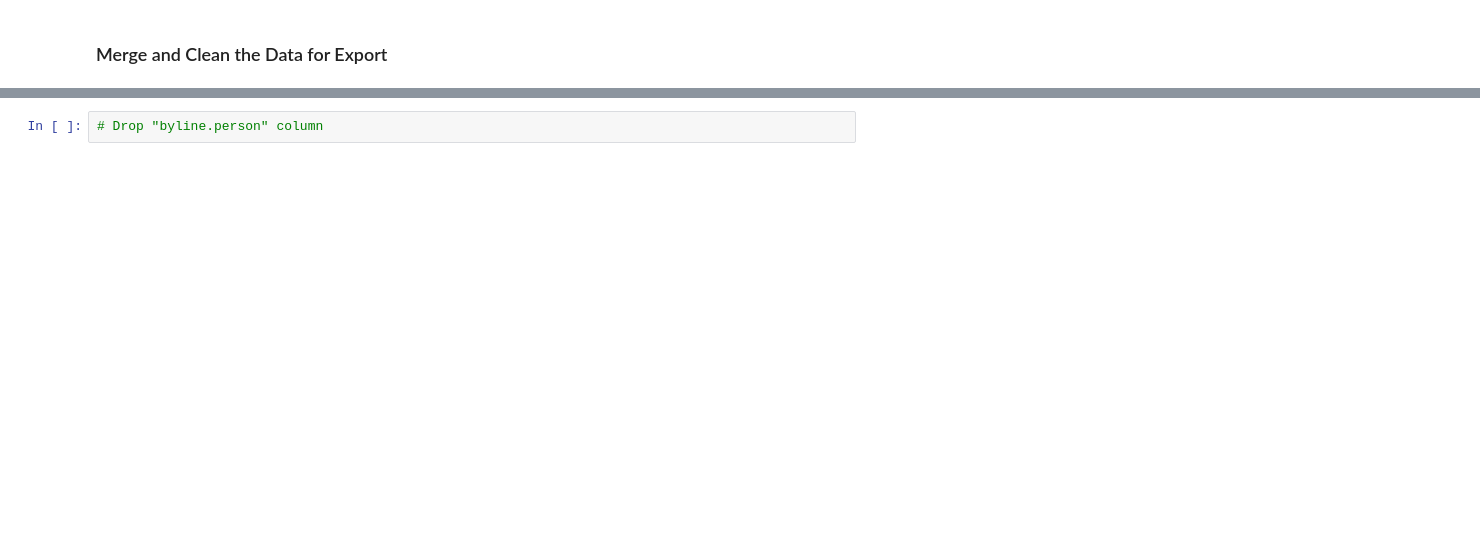
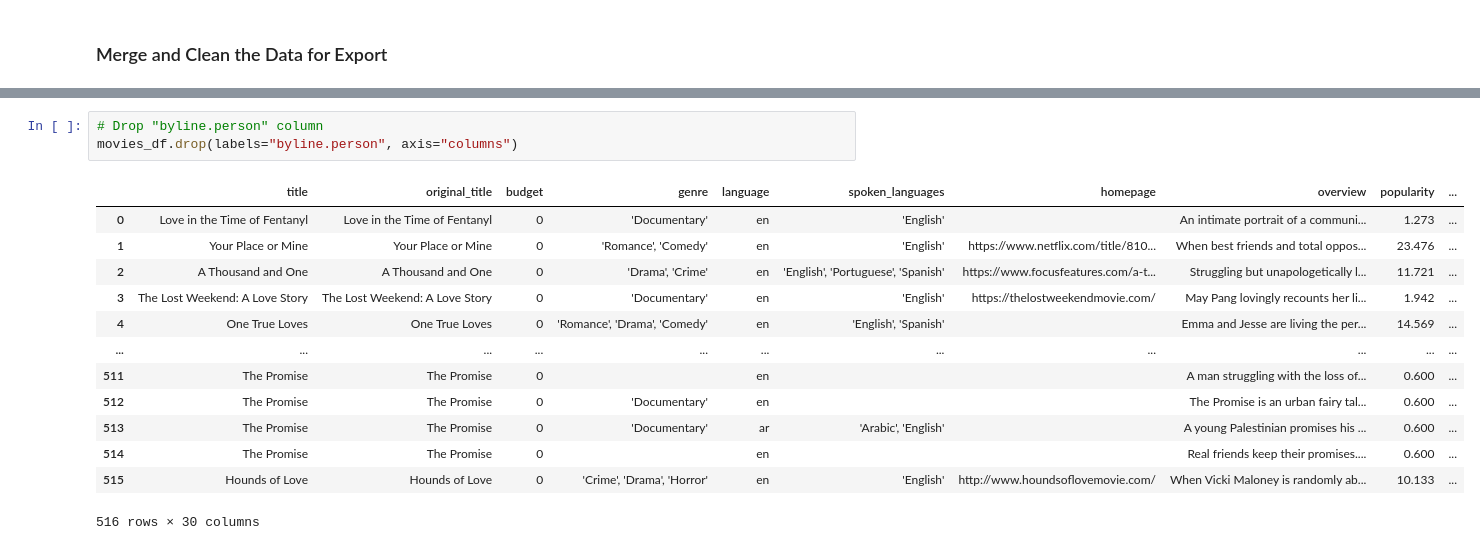
Before and after one commit to ballen614/data-sourcing-challenge, a Jupyter notebook: retrieve_movie_data.ipynb, the cells around one changed output, grey strips where cells are left out. Saved outputs shown, nothing was run; the diff lists cells and outputs as text; blank space fills up the shorter version.

```diff
--- a/retrieve_movie_data.ipynb
+++ b/retrieve_movie_data.ipynb
@@ -410,5 +412,20 @@ movies_df
 5 rows × 31 columns
 # %%
 # Drop "byline.person" column
+movies_df.drop(labels="byline.person", axis="columns")
+# %% [output]
+|  | title | original_title | budget | genre | language | spoken_languages | homepage | overview | popularity | ... |
+| 0 | Love in the Time of Fentanyl | Love in the Time of Fentanyl | 0 | 'Documentary' | en | 'English' |  | An intimate portrait of a communi... | 1.273 | ... |
+| 1 | Your Place or Mine | Your Place or Mine | 0 | 'Romance', 'Comedy' | en | 'English' | https://www.netflix.com/title/810... | When best friends and total oppos... | 23.476 | ... |
+| 2 | A Thousand and One | A Thousand and One | 0 | 'Drama', 'Crime' | en | 'English', 'Portuguese', 'Spanish' | https://www.focusfeatures.com/a-t... | Struggling but unapologetically l... | 11.721 | ... |
+| 3 | The Lost Weekend: A Love Story | The Lost Weekend: A Love Story | 0 | 'Documentary' | en | 'English' | https://thelostweekendmovie.com/ | May Pang lovingly recounts her li... | 1.942 | ... |
+| 4 | One True Loves | One True Loves | 0 | 'Romance', 'Drama', 'Comedy' | en | 'English', 'Spanish' |  | Emma and Jesse are living the per... | 14.569 | ... |
+| ... | ... | ... | ... | ... | ... | ... | ... | ... | ... | ... |
+| 511 | The Promise | The Promise | 0 |  | en |  |  | A man struggling with the loss of... | 0.600 | ... |
+| 512 | The Promise | The Promise | 0 | 'Documentary' | en |  |  | The Promise is an urban fairy tal... | 0.600 | ... |
+| 513 | The Promise | The Promise | 0 | 'Documentary' | ar | 'Arabic', 'English' |  | A young Palestinian promises his ... | 0.600 | ... |
+| 514 | The Promise | The Promise | 0 |  | en |  |  | Real friends keep their promises.... | 0.600 | ... |
+| 515 | Hounds of Love | Hounds of Love | 0 | 'Crime', 'Drama', 'Horror' | en | 'English' | http://www.houndsoflovemovie.com/ | When Vicki Maloney is randomly ab... | 10.133 | ... |
+516 rows × 30 columns
 # %%
 # Delete duplicate rows and reset index
```
Also changed, not shown: parts of 8 cells of this notebook.
